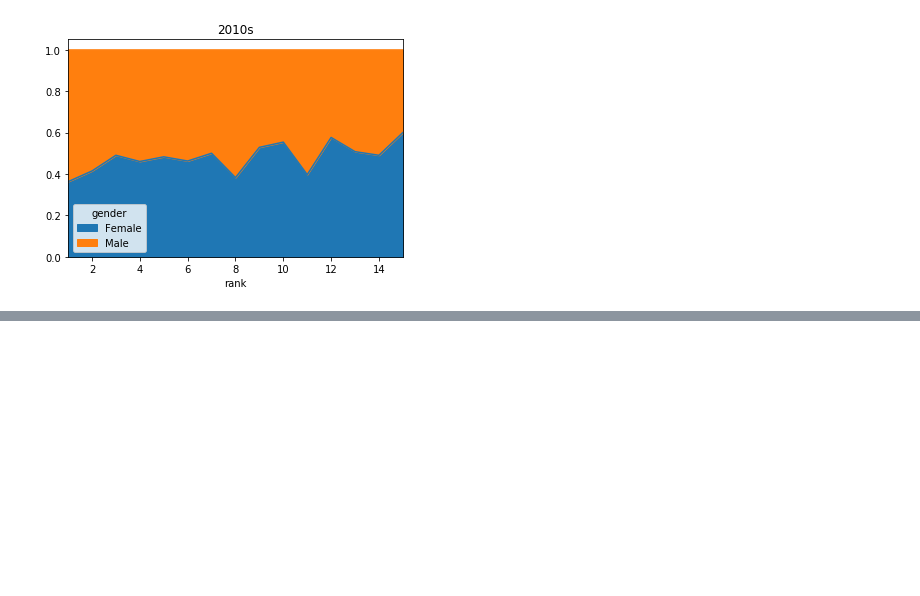
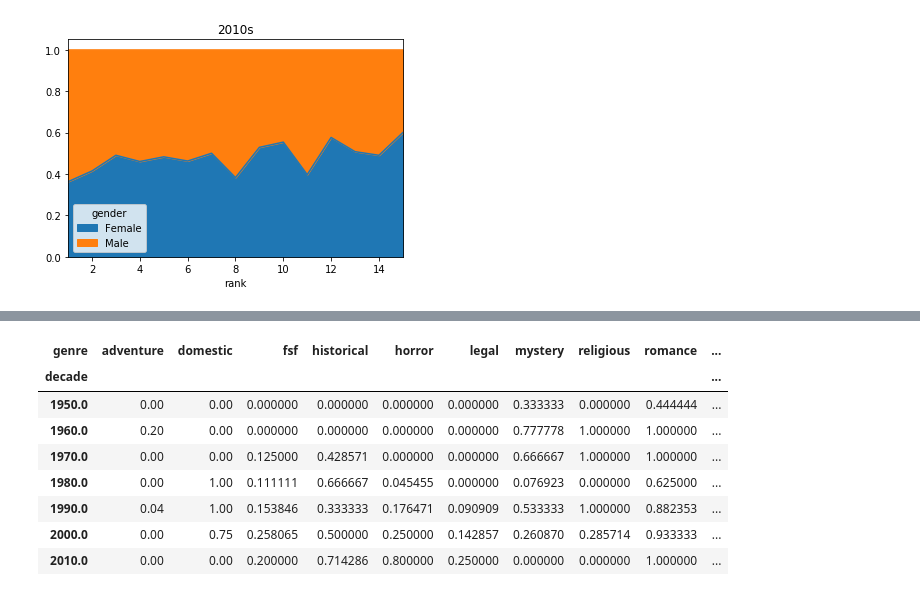
Before and after one commit to cimar/books, a Jupyter notebook: Books Analysis.ipynb, the cells around one changed output, grey strips where cells are left out. Cells and saved outputs as stored; diff of their text form; code cells hidden in the pictures; blank space fills up the shorter version.

```diff
--- a/Books Analysis.ipynb
+++ b/Books Analysis.ipynb
@@ -249,0 +286,12 @@ fig.savefig("streak_density.png")
+# %%
+woman_counts
+# %% [output]
+| genre | adventure | domestic | fsf | historical | horror | legal | mystery | religious | romance | ... |
+| decade |  |  |  |  |  |  |  |  |  | ... |
+| 1950.0 | 0.00 | 0.00 | 0.000000 | 0.000000 | 0.000000 | 0.000000 | 0.333333 | 0.000000 | 0.444444 | ... |
+| 1960.0 | 0.20 | 0.00 | 0.000000 | 0.000000 | 0.000000 | 0.000000 | 0.777778 | 1.000000 | 1.000000 | ... |
+| 1970.0 | 0.00 | 0.00 | 0.125000 | 0.428571 | 0.000000 | 0.000000 | 0.666667 | 1.000000 | 1.000000 | ... |
+| 1980.0 | 0.00 | 1.00 | 0.111111 | 0.666667 | 0.045455 | 0.000000 | 0.076923 | 0.000000 | 0.625000 | ... |
+| 1990.0 | 0.04 | 1.00 | 0.153846 | 0.333333 | 0.176471 | 0.090909 | 0.533333 | 1.000000 | 0.882353 | ... |
+| 2000.0 | 0.00 | 0.75 | 0.258065 | 0.500000 | 0.250000 | 0.142857 | 0.260870 | 0.285714 | 0.933333 | ... |
+| 2010.0 | 0.00 | 0.00 | 0.200000 | 0.714286 | 0.800000 | 0.250000 | 0.000000 | 0.000000 | 1.000000 | ... |
```
Also changed, not shown: parts of 5 cells of this notebook, 5 other files.
